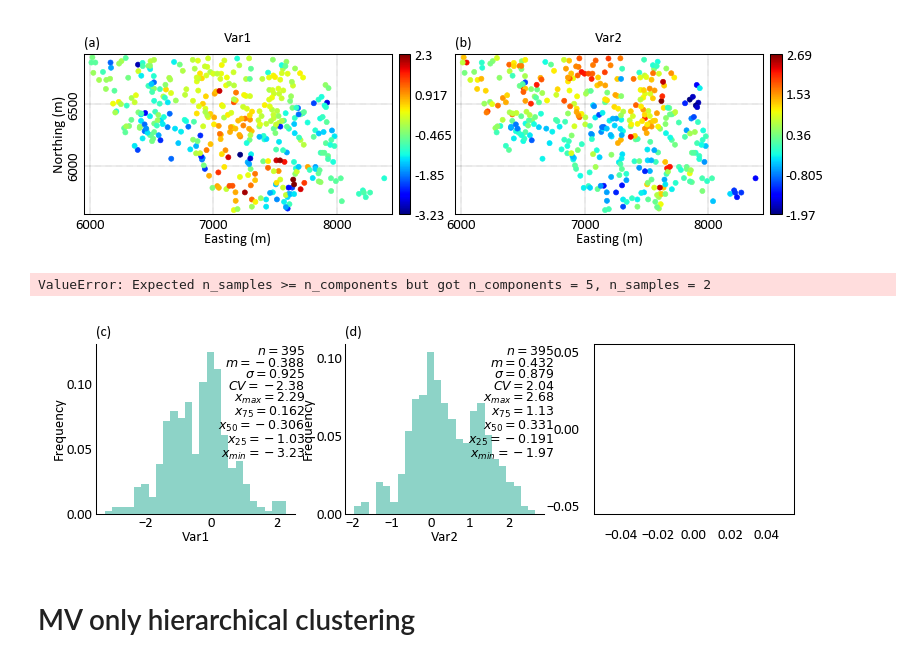
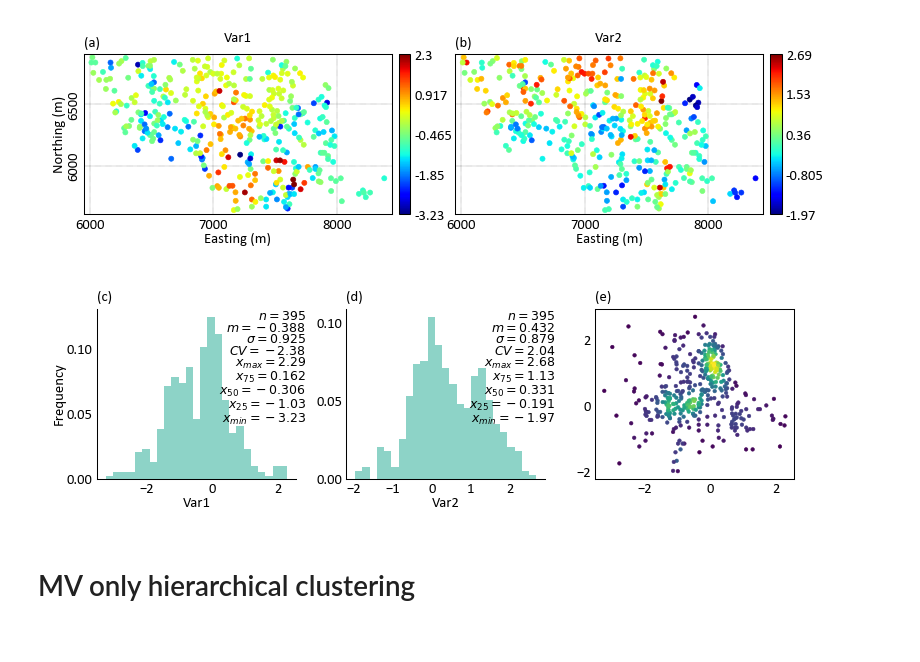
Before and after one commit to ryandvmartin/Dual-Space-Clusterer, a Jupyter notebook: synthetic_example_agglomclus.ipynb, the cells around one changed output. Cells and saved outputs as stored; diff of their text form; code cells hidden in the pictures.

```diff
--- a/synthetic_example_agglomclus.ipynb
+++ b/synthetic_example_agglomclus.ipynb
@@ -71,27 +71,26 @@ gs.exportimg('Figures/synthetic_locmap_vars.png')
 # %%
 pltstyle = 'pt7'
 def iterplts(axes):
     iax = 2
     for ax, var in zip(axes[:-1], variables):
         gs.histplt(data[var], stat_blk='all', ax=ax, pltstyle=pltstyle, xlabel=var,
                    stat_fontsize=6, stat_linespc=0.9, stat_xy=(1.05, 0.99))
         fixlabels(ax)
         label_subplot(ax, iax, fontsize=7)
         iax += 1
         yield ax
     ax = axes[2]
-    d = simple_density_calc(data['Var1'], data['Var2'], 5)
+    d = simple_density_calc(data['Var1'], data['Var2'], 8)
     pts = ax.scatter(data['Var1'], data['Var2'], c=d, s=3, lw=0.25, cmap='viridis')
     fixlabels(ax)
     label_subplot(ax, iax, fontsize=7)
     yield ax
 fig = gs.imagegrid(nrow=1, ncol=3, gridfunc=iterplts, pltstyle=pltstyle, unequal_aspects=True,
                    figsize=(6, 1.5), ntickbins=(6, 3), axes_pad=(0.25))
 fig.axes[1].set_ylabel('')
 gs.exportimg('Figures/synth_dscplt.png')
 # %% [output]
-ValueError: Expected n_samples >= n_components but got n_components = 5, n_samples = 2
-[figure, old version]
+[figure, new version]
 # %% [markdown]
 # MV only hierarchical clustering
 # %%
```
Also changed, not shown: 2 other files.
